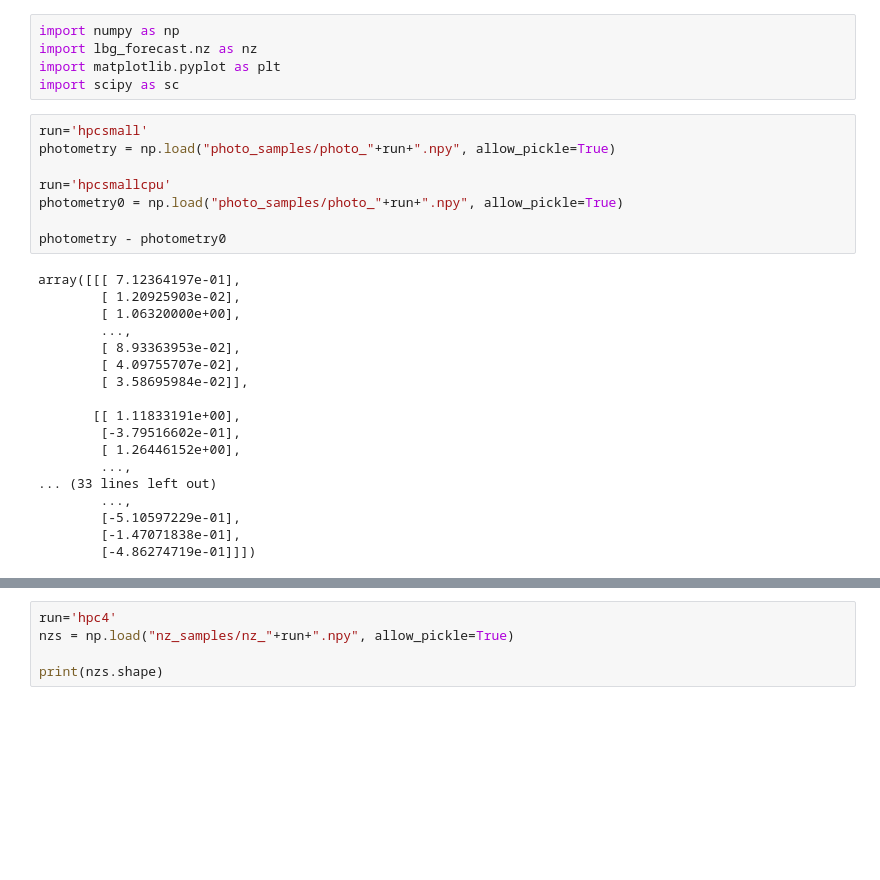
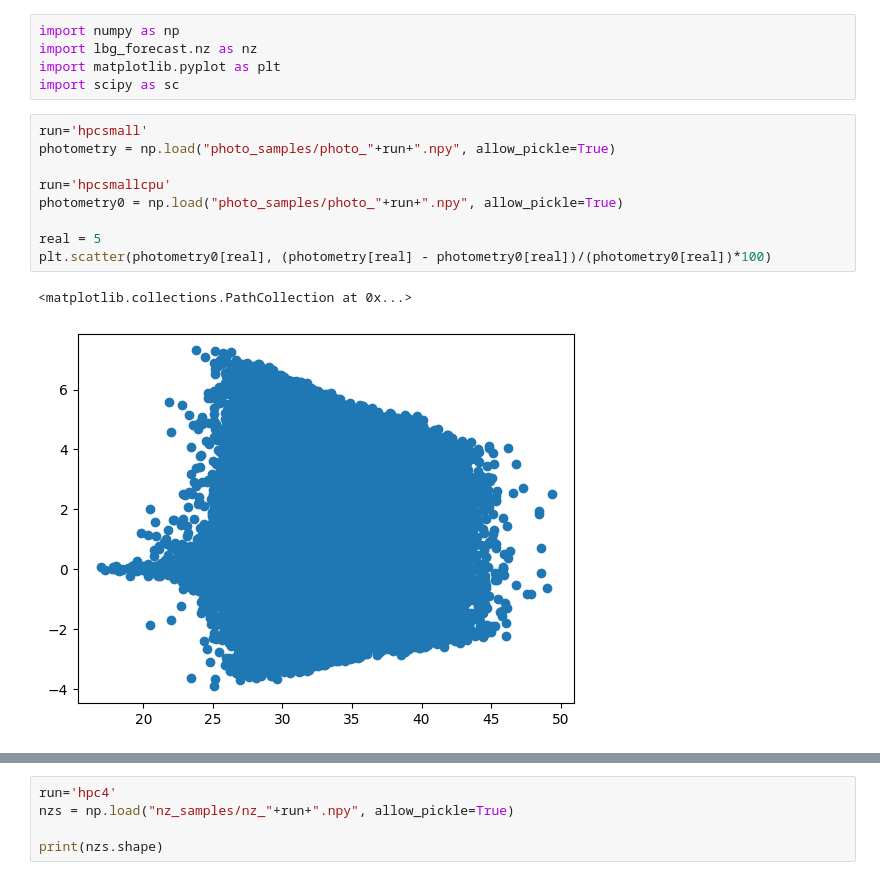
Before and after one commit to fpetri115/LBGforecast, a Jupyter notebook: test_nz_generation_fast.ipynb, the cells around one changed output, grey strips where cells are left out. Cells and saved outputs as stored; diff of their text form; blank space fills up the shorter version.

```diff
--- a/test_nz_generation_fast.ipynb
+++ b/test_nz_generation_fast.ipynb
@@ -6,26 +6,12 @@ import scipy as sc
 # %%
 run='hpcsmall'
 photometry = np.load("photo_samples/photo_"+run+".npy", allow_pickle=True)
 
 run='hpcsmallcpu'
 photometry0 = np.load("photo_samples/photo_"+run+".npy", allow_pickle=True)
 
-photometry - photometry0
+real = 5
+plt.scatter(photometry0[real], (photometry[real] - photometry0[real])/(photometry0[real])*100)
 # %% [output]
-array([[[ 7.12364197e-01],
-        [ 1.20925903e-02],
-        [ 1.06320000e+00],
-        ...,
-        [ 8.93363953e-02],
-        [ 4.09755707e-02],
-        [ 3.58695984e-02]],
-
-       [[ 1.11833191e+00],
-        [-3.79516602e-01],
-        [ 1.26446152e+00],
-        ...,
-... (33 lines left out)
-        ...,
-        [-5.10597229e-01],
-        [-1.47071838e-01],
-        [-4.86274719e-01]]])
+<matplotlib.collections.PathCollection at 0x...>
+[figure, added]
```
Also changed, not shown: parts of 1 cell of this notebook, 1 other file.
